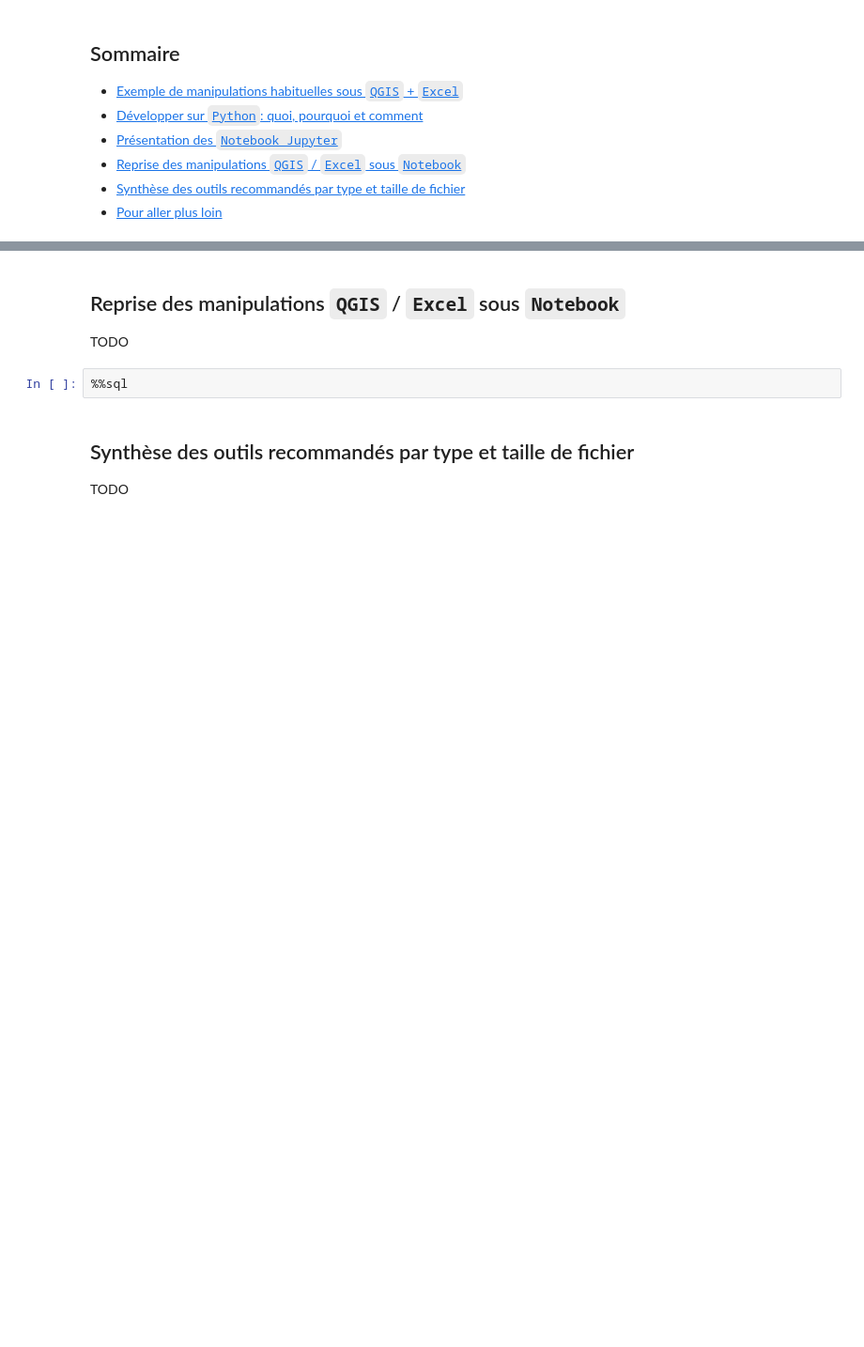
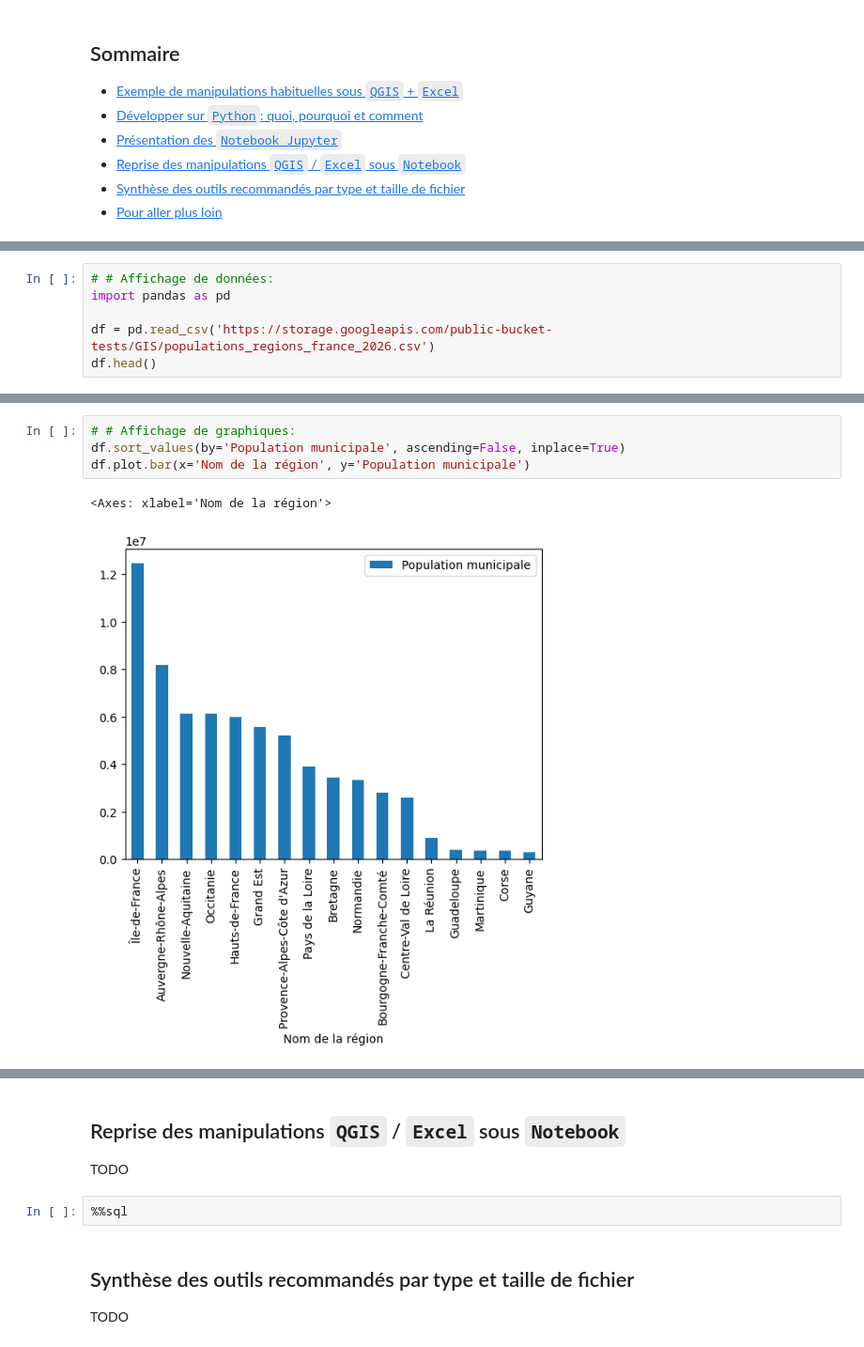
Before and after one commit to daniel-odc/Webinaire_CEREMA_OpenDC, a Jupyter notebook: Notebooks_for_moblity.ipynb, the cells around one changed output, grey strips where cells are left out. Shown at 94% size. Cells and saved outputs as stored; diff of their text form; blank space fills up the shorter version.

Commit message:
cells and plots

```diff
--- a/Notebooks_for_moblity.ipynb
+++ b/Notebooks_for_moblity.ipynb
@@ -165,0 +178,6 @@ TODO
+# %%
+# # Affichage de données:
+import pandas as pd
+
+df = pd.read_csv('https://storage.googleapis.com/public-bucket-tests/GIS/populations_regions_france_2026.csv')
+df.head()
@@ -165,0 +191,7 @@ TODO
+# %%
+# # Affichage de graphiques:
+df.sort_values(by='Population municipale', ascending=False, inplace=True)
+df.plot.bar(x='Nom de la région', y='Population municipale')
+# %% [output]
+<Axes: xlabel='Nom de la région'>
+[figure, added]
```
Also changed, not shown: parts of 8 cells of this notebook.
